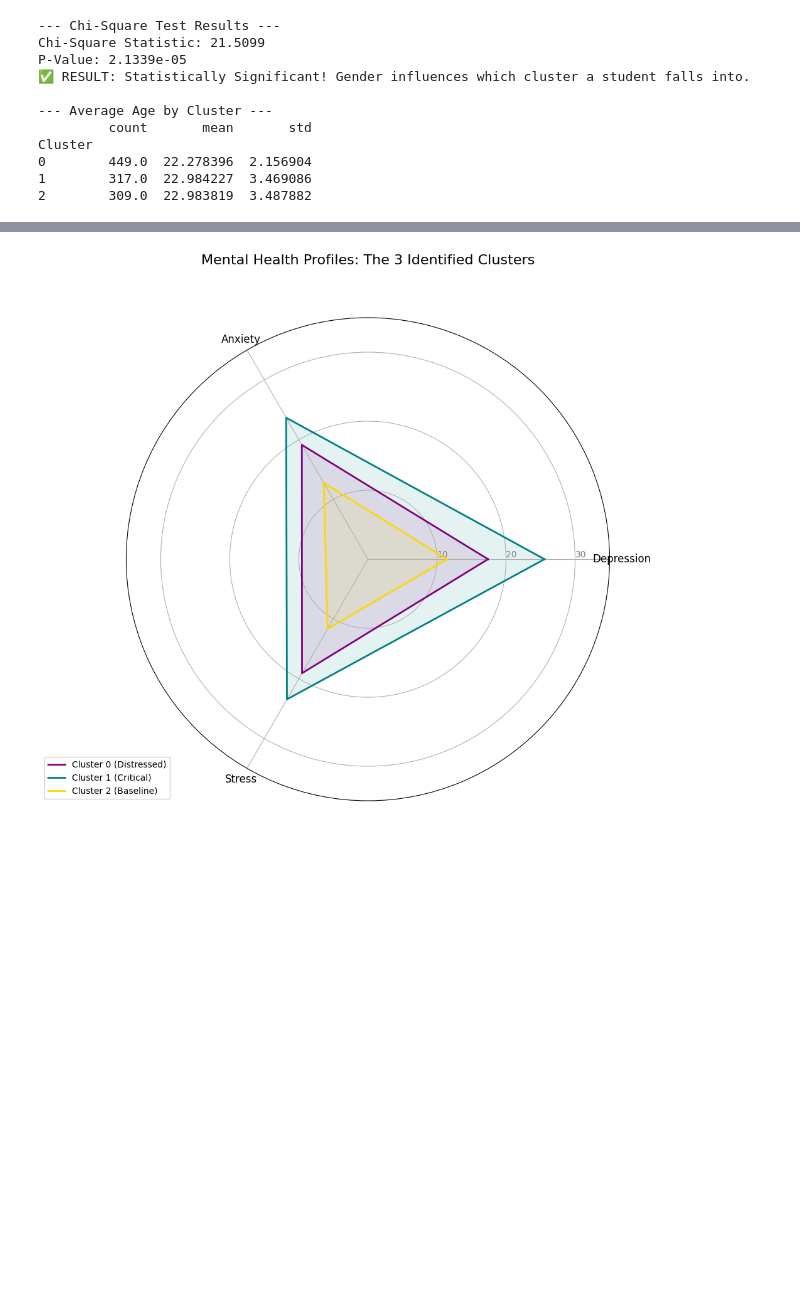
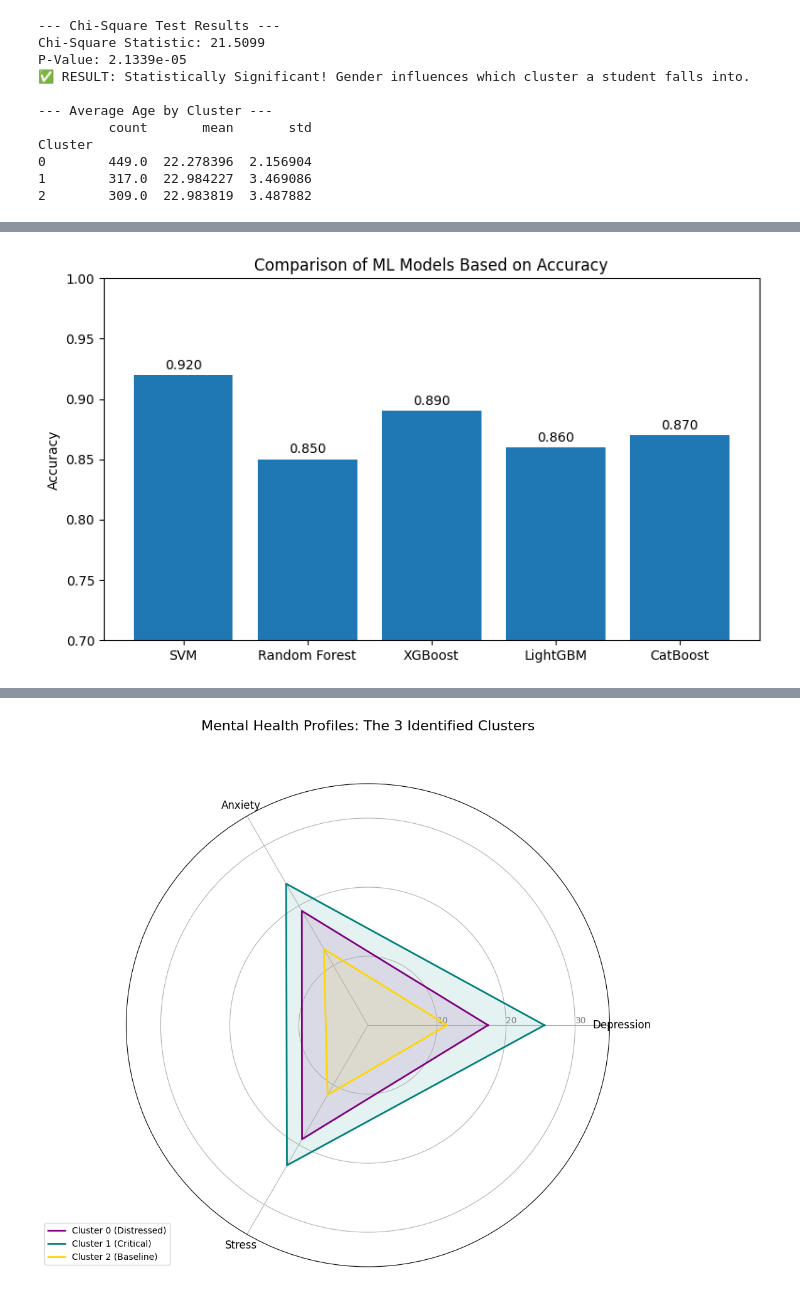
Before and after one commit to MH-Mehedi06/DASS21, a Jupyter notebook: DASS21.ipynb, the cells around one changed output, grey strips where cells are left out. Drawn from its saved outputs; the diff is of its cells as text; code cells hidden in the pictures; blank space fills up the shorter version.

```diff
--- a/DASS21.ipynb
+++ b/DASS21.ipynb
@@ -1086,0 +1323,22 @@ Cluster
+# %%
+import matplotlib.pyplot as plt
+import numpy as np
+
+models = ['SVM', 'Random Forest', 'XGBoost', 'LightGBM', 'CatBoost']
+accuracy = [0.92, 0.85, 0.89, 0.86, 0.87]  # replace with your real values
+
+plt.figure(figsize=(9, 5))
+bars = plt.bar(models, accuracy)
+
+plt.ylabel("Accuracy")
+plt.title("Comparison of ML Models Based on Accuracy")
+plt.ylim(0.7, 1.0)
+
+# show values on bars
+for bar in bars:
+    yval = bar.get_height()
+    plt.text(bar.get_x() + bar.get_width()/2, yval + 0.005, f"{yval:.3f}", ha='center', fontsize=10)
+
+plt.show()
+# %% [output]
+[figure, added]
```
Also changed, not shown: parts of 14 cells of this notebook, 6 other files.
